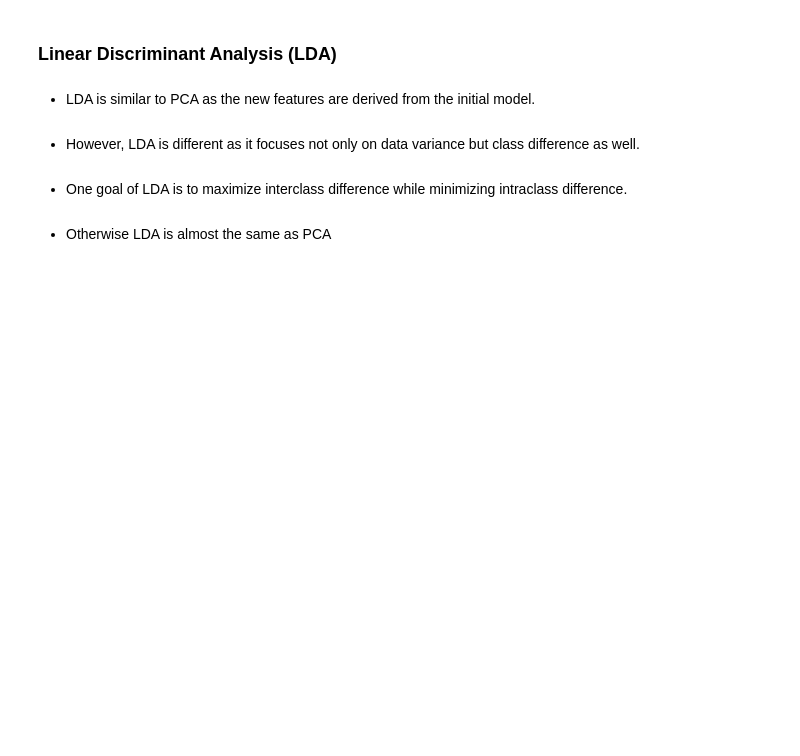
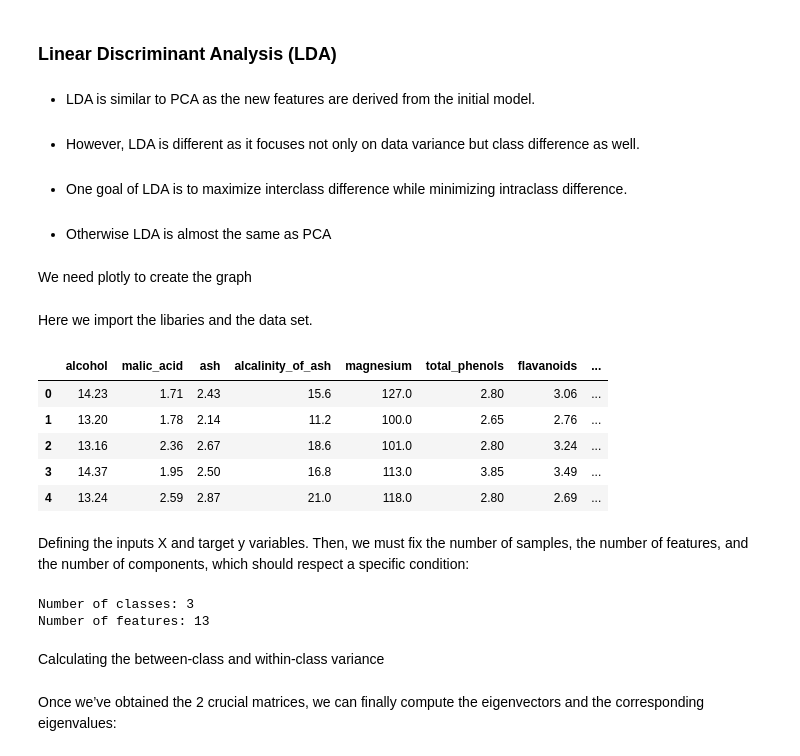
Before and after one commit to aelliott26/ITE140, a Jupyter notebook: Jupyter_Notebooks/Dimensionality-Reduction.ipynb, the cells around one changed output. Saved outputs shown, nothing was run; the diff lists cells and outputs as text; code cells hidden in the pictures; blank space fills up the shorter version.

```diff
--- a/Jupyter_Notebooks/Dimensionality-Reduction.ipynb
+++ b/Jupyter_Notebooks/Dimensionality-Reduction.ipynb
@@ -63,3 +124,5 @@ import seaborn as sns  # to plot the heat maps
 - One goal of LDA is to maximize interclass difference while minimizing intraclass difference.
 #
 - Otherwise LDA is almost the same as PCA
+# %% [markdown]
+We need plotly to create the graph
@@ -65,0 +131,38 @@ import seaborn as sns  # to plot the heat maps
+# %% [markdown]
+Here we import the libaries and the data set.
+# %%
+import pandas as pd
+import numpy as np
+import matplotlib.pyplot as plt
+import plotly.express as px
+from sklearn.datasets import load_wine
+wine = load_wine()
+df = pd.DataFrame(wine.data, columns=wine.feature_names)
+df['target'] = wine.target
+df.head()
+# %% [output]
+|  | alcohol | malic_acid | ash | alcalinity_of_ash | magnesium | total_phenols | flavanoids | ... |
+| 0 | 14.23 | 1.71 | 2.43 | 15.6 | 127.0 | 2.80 | 3.06 | ... |
+| 1 | 13.20 | 1.78 | 2.14 | 11.2 | 100.0 | 2.65 | 2.76 | ... |
+| 2 | 13.16 | 2.36 | 2.67 | 18.6 | 101.0 | 2.80 | 3.24 | ... |
+| 3 | 14.37 | 1.95 | 2.50 | 16.8 | 113.0 | 3.85 | 3.49 | ... |
+| 4 | 13.24 | 2.59 | 2.87 | 21.0 | 118.0 | 2.80 | 2.69 | ... |
+# %% [markdown]
+Defining the inputs X and target y variables.  Then, we must fix the number of samples, the number of features, and the number of components, which should respect a specific condition:
+# %%
+X = wine.data.astype('float32')
+y = wine.target
+n_samples, n_features = X.shape
+classes = np.unique(y)
+n_classes = len(classes)
+n_components = 2
+max_components = min(n_classes-1,n_features)
+print("Number of classes: {}".format(n_classes))
+print("Number of features: {}".format(n_features))
+if n_components > max_components:
+   raise ValueError("the number of components cannot be larger than min(n_features,n_classes-1)")
+# %% [output]
+Number of classes: 3
+Number of features: 13
+# %% [markdown]
+Calculating the between-class and within-class variance
@@ -65,0 +181,2 @@ import seaborn as sns  # to plot the heat maps
+# %% [markdown]
+Once we’ve obtained the 2 crucial matrices, we can finally compute the eigenvectors and the corresponding eigenvalues:
```
Also changed, not shown: parts of 16 cells of this notebook.
